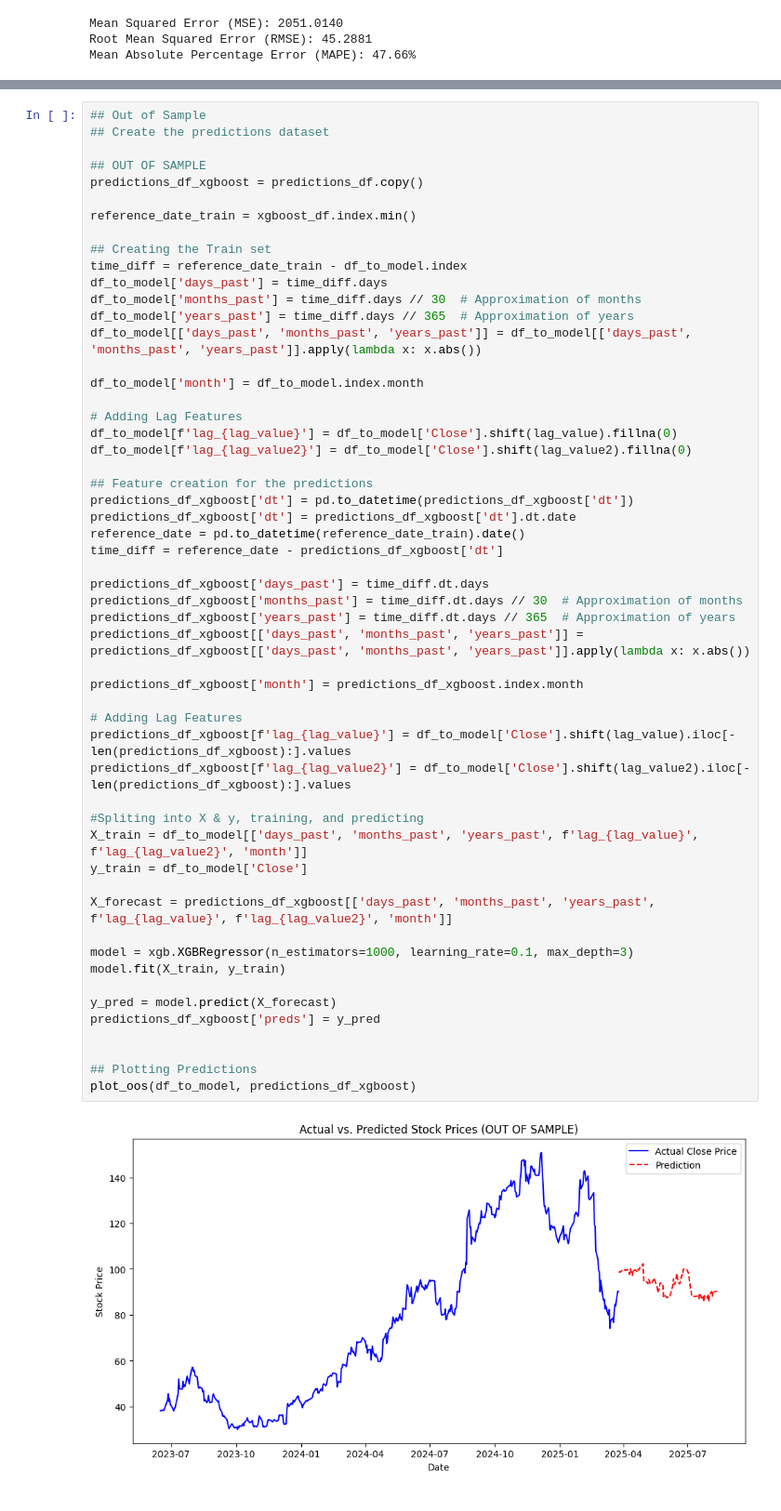
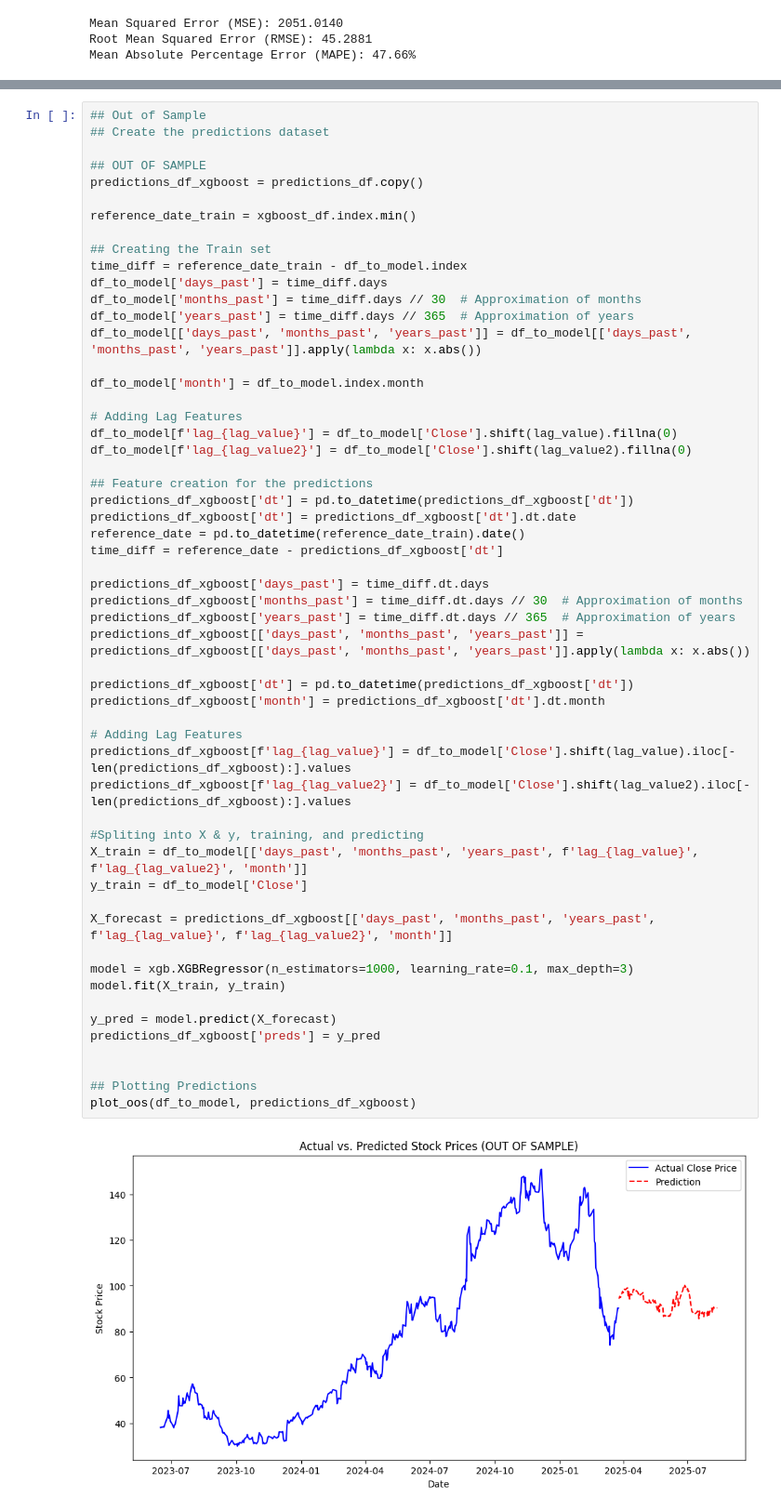
Before and after one commit to mfannin099/Stock_Analysis, a Jupyter notebook: notebooks/predictions.ipynb, the cells around one changed output, grey strips where cells are left out. Shown at 93% size. Cells and saved outputs as stored; diff of their text form.

Commit message:
Xgboost + some notes

```diff
--- a/notebooks/predictions.ipynb
+++ b/notebooks/predictions.ipynb
@@ -547,35 +574,36 @@ predictions_df_xgboost['dt'] = pd.to_datetime(predictions_df_xgboost['dt'])
 predictions_df_xgboost['dt'] = predictions_df_xgboost['dt'].dt.date
 reference_date = pd.to_datetime(reference_date_train).date()
 time_diff = reference_date - predictions_df_xgboost['dt']
 
 predictions_df_xgboost['days_past'] = time_diff.dt.days
 predictions_df_xgboost['months_past'] = time_diff.dt.days // 30  # Approximation of months
 predictions_df_xgboost['years_past'] = time_diff.dt.days // 365  # Approximation of years
 predictions_df_xgboost[['days_past', 'months_past', 'years_past']] = predictions_df_xgboost[['days_past', 'months_past', 'years_past']].apply(lambda x: x.abs())
 
-predictions_df_xgboost['month'] = predictions_df_xgboost.index.month
+predictions_df_xgboost['dt'] = pd.to_datetime(predictions_df_xgboost['dt'])
+predictions_df_xgboost['month'] = predictions_df_xgboost['dt'].dt.month
 
 # Adding Lag Features
 predictions_df_xgboost[f'lag_{lag_value}'] = df_to_model['Close'].shift(lag_value).iloc[-len(predictions_df_xgboost):].values
 predictions_df_xgboost[f'lag_{lag_value2}'] = df_to_model['Close'].shift(lag_value2).iloc[-len(predictions_df_xgboost):].values
 
 #Spliting into X & y, training, and predicting
 X_train = df_to_model[['days_past', 'months_past', 'years_past', f'lag_{lag_value}', f'lag_{lag_value2}', 'month']]
 y_train = df_to_model['Close']
 
 X_forecast = predictions_df_xgboost[['days_past', 'months_past', 'years_past', f'lag_{lag_value}', f'lag_{lag_value2}', 'month']]
 
 model = xgb.XGBRegressor(n_estimators=1000, learning_rate=0.1, max_depth=3)
 model.fit(X_train, y_train)
 
 y_pred = model.predict(X_forecast)
 predictions_df_xgboost['preds'] = y_pred
 
 
 ## Plotting Predictions
 plot_oos(df_to_model, predictions_df_xgboost)
 # %% [output]
-[figure, old version]
+[figure, new version]
 # %%
 predictions_df_xgboost
 # %% [output]
```
Also changed, not shown: parts of 3 cells of this notebook.
